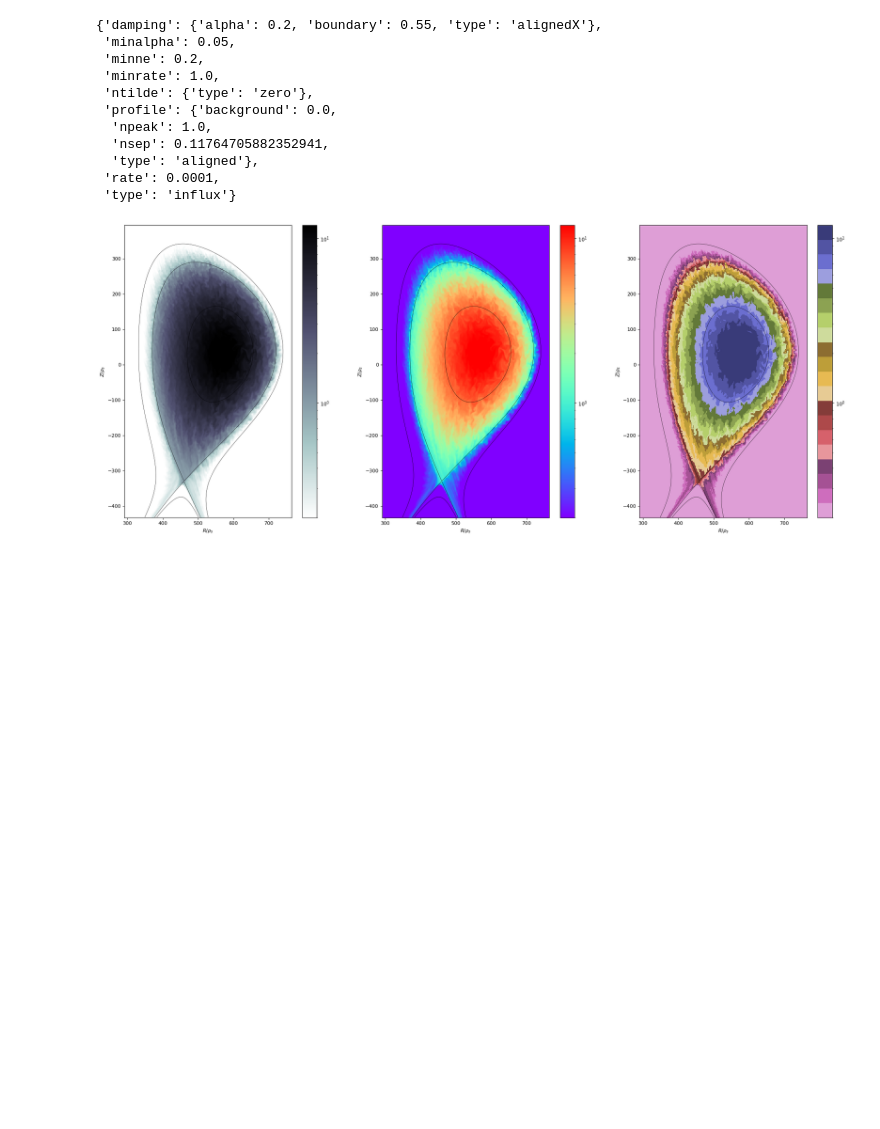
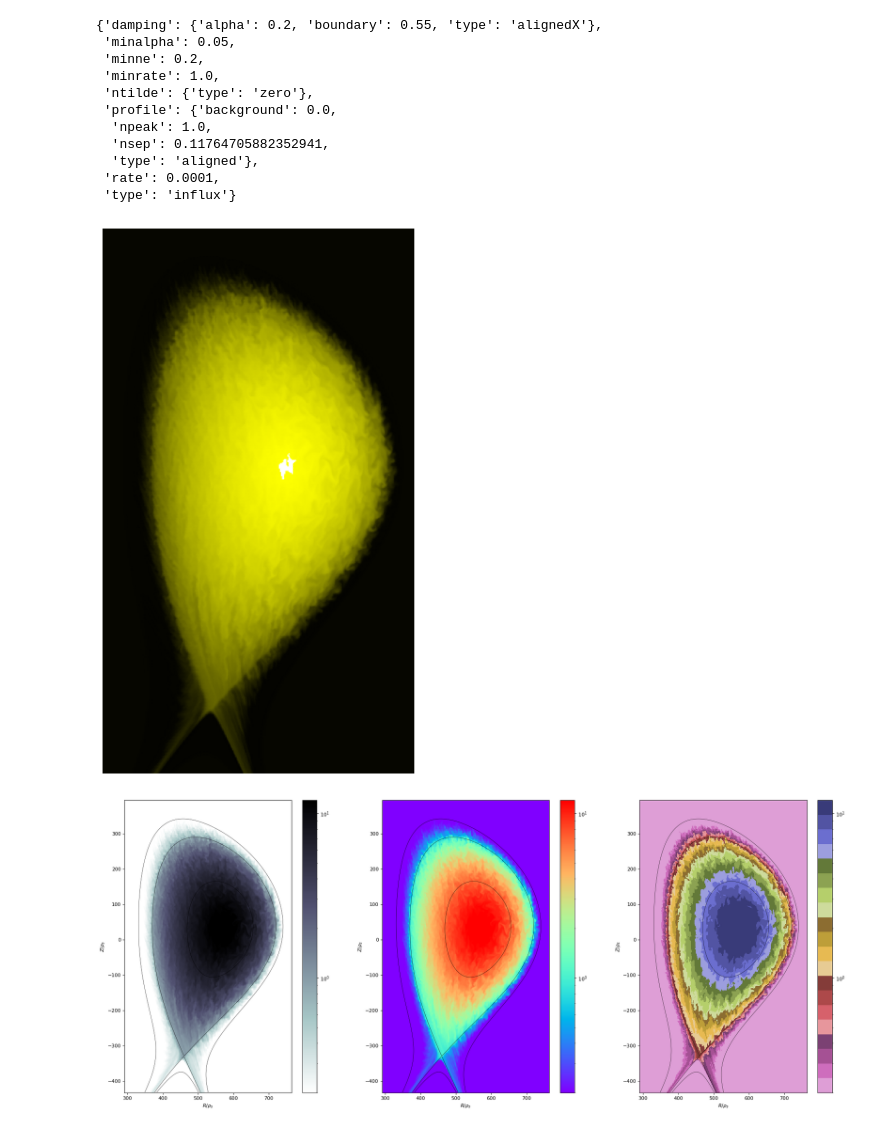
Before and after one commit to mwiesenberger/data-analysis-3d, a Jupyter notebook: Videos2d.ipynb, the cells around one changed output. Saved outputs shown, nothing was run; the diff lists cells and outputs as text; code cells hidden in the pictures; blank space fills up the shorter version.

```diff
--- a/Videos2d.ipynb
+++ b/Videos2d.ipynb
@@ -156,3 +157,27 @@ plt.register_cmap('BoneBone',cmap)
+# %%
+%matplotlib inline
+nrows = 1
+ncols = 1
+fig,ax=plt.subplots(nrows, ncols,figsize=(ncols*3*3,nrows*3*3.7),dpi= 80, facecolor='w', edgecolor='k')
+data = da['electrons_2d'][-1,:,:]
+cmap = convert.xml2cmap( 'FloatPNG_PV44.xml')
+# cmap = plt.get_cmap( 'bone_r').copy()
+# cmap.set_bad('black')
+norm = colors.LogNorm()
+#     norm = colors.TwoSlopeNorm( vmin=0.2, vcenter=1, vmax=7)
+#     norm = colors.Normalize( vmin = 0.2, vmax = 12)
+pcm = ax.pcolormesh( da['x'], da['y'], data,
+                norm=norm,
+#                 shading='auto', # more pixely
+                shading='gouraud',
+                cmap=cmap,
+                rasterized=True)
+ax.set_aspect('equal')
+plt.axis('off')
+plt.savefig( "electrons_2d_colormoves.png",bbox_inches='tight')
+plt.show()
+# %% [output]
+[figure, added]
 # %%
 # dark-is-more bias
 # artificially extend RAM? to plot
```
Also changed, not shown: parts of 2 cells of this notebook, 3 other files.
